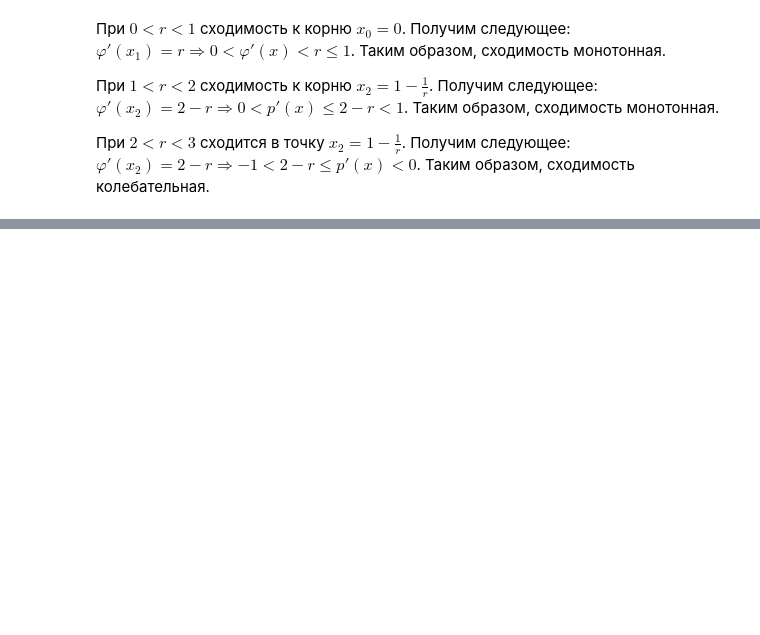
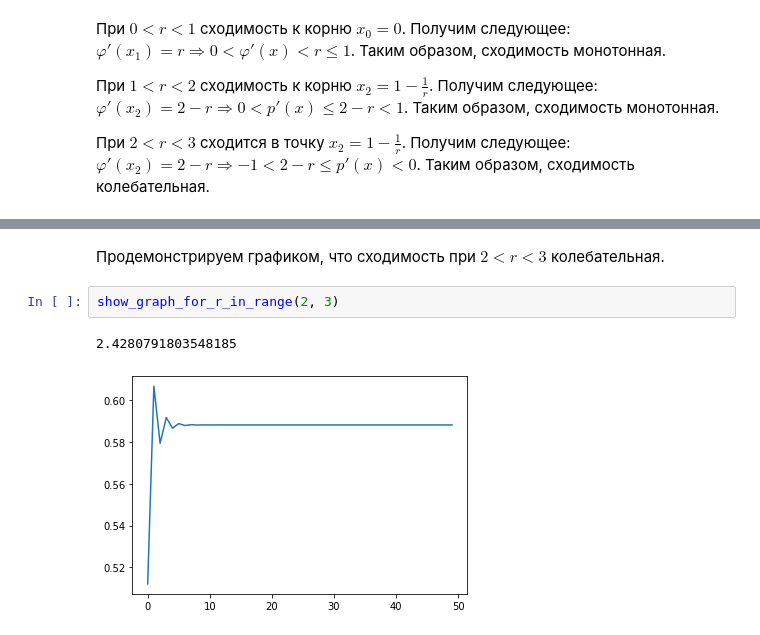
Before and after one commit to pavponn/computational-methods, a Jupyter notebook: homework-1/task2.ipynb, the cells around one changed output, grey strips where cells are left out. Saved outputs shown, nothing was run; the diff lists cells and outputs as text; blank space fills up the shorter version.

```diff
--- a/homework-1/task2.ipynb
+++ b/homework-1/task2.ipynb
@@ -150,0 +186,7 @@ $\varphi'(x_2) = 2 - r \Rightarrow -1 < 2 - r \leq p'(x) < 0$. Таким обр
+# %% [markdown]
+Продемонстрируем графиком, что сходимость при $2 < r < 3$ колебательная.
+# %%
+show_graph_for_r_in_range(2, 3)
+# %% [output]
+2.4280791803548185
+[figure, added]
```
Also changed, not shown: parts of 12 cells of this notebook.
